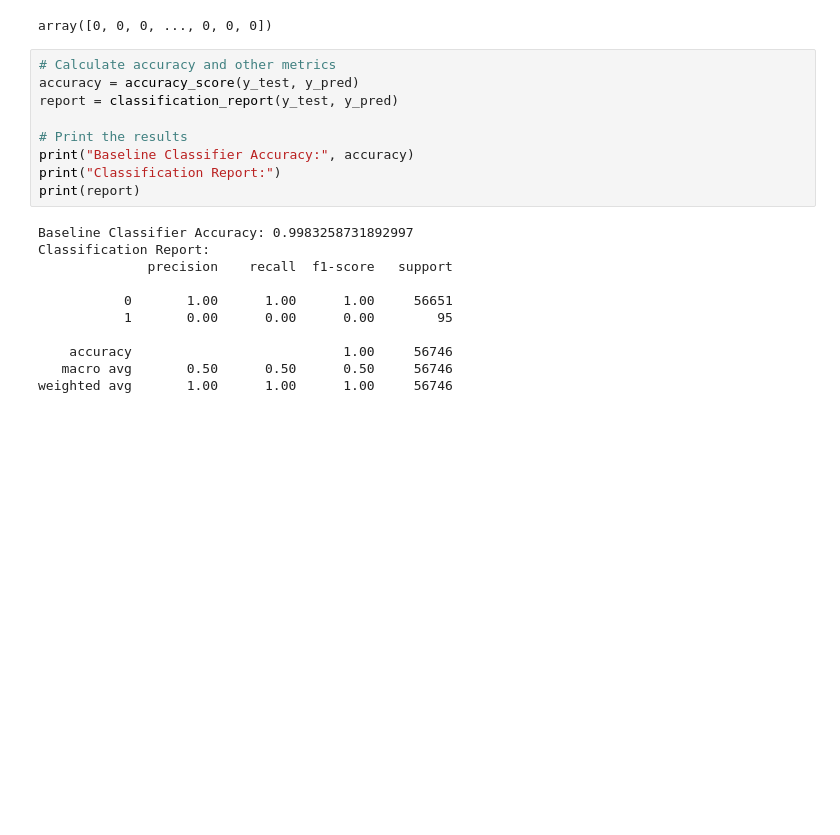
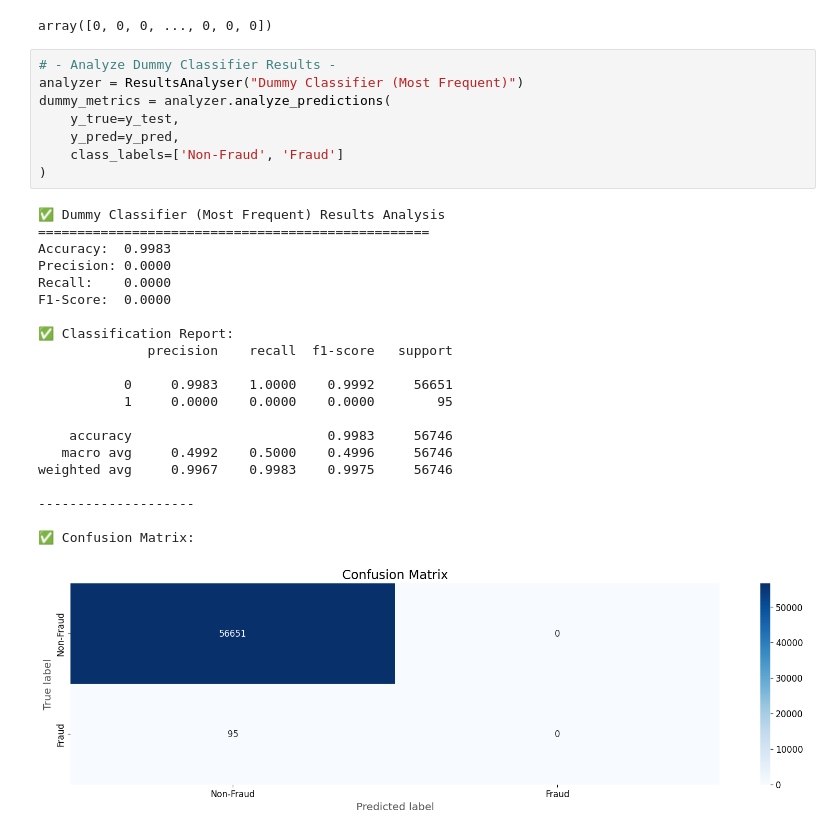
Before and after one commit to luuuneytunes12/Fraud-Detection-ML, a Jupyter notebook: notebooks/02-cwl-dummyclassifier.ipynb, the cells around one changed output. Drawn from its saved outputs; the diff is of its cells as text; blank space fills up the shorter version.

Commit message:
completed dummy classifier notebook, naive bayes & mlflow addition next

```diff
--- a/notebooks/02-cwl-dummyclassifier.ipynb
+++ b/notebooks/02-cwl-dummyclassifier.ipynb
@@ -55,23 +186,33 @@ y_pred = dummy.predict(X_test)
 y_pred
 # %% [output]
 array([0, 0, 0, ..., 0, 0, 0])
-# %%
-# Calculate accuracy and other metrics
-accuracy = accuracy_score(y_test, y_pred)
-report = classification_report(y_test, y_pred)
-
-# Print the results
-print("Baseline Classifier Accuracy:", accuracy)
-print("Classification Report:")
-print(report)
-# %% [output]
-Baseline Classifier Accuracy: 0.9983258731892997
-Classification Report:
-              precision    recall  f1-score   support
-
-           0       1.00      1.00      1.00     56651
-           1       0.00      0.00      0.00        95
-
-    accuracy                           1.00     56746
-   macro avg       0.50      0.50      0.50     56746
-weighted avg       1.00      1.00      1.00     56746
+# %%
+# - Analyze Dummy Classifier Results -
+analyzer = ResultsAnalyser("Dummy Classifier (Most Frequent)")
+dummy_metrics = analyzer.analyze_predictions(
+    y_true=y_test,
+    y_pred=y_pred,
+    class_labels=['Non-Fraud', 'Fraud']
+)
+# %% [output]
+✅ Dummy Classifier (Most Frequent) Results Analysis
+==================================================
+Accuracy:  0.9983
+Precision: 0.0000
+Recall:    0.0000
+F1-Score:  0.0000
+
+✅ Classification Report:
+              precision    recall  f1-score   support
+
+           0     0.9983    1.0000    0.9992     56651
+           1     0.0000    0.0000    0.0000        95
+
+    accuracy                         0.9983     56746
+   macro avg     0.4992    0.5000    0.4996     56746
+weighted avg     0.9967    0.9983    0.9975     56746
+
+--------------------
+
+✅ Confusion Matrix:
+[figure, added]
```
Also changed, not shown: parts of 18 cells of this notebook, 7 other files.
